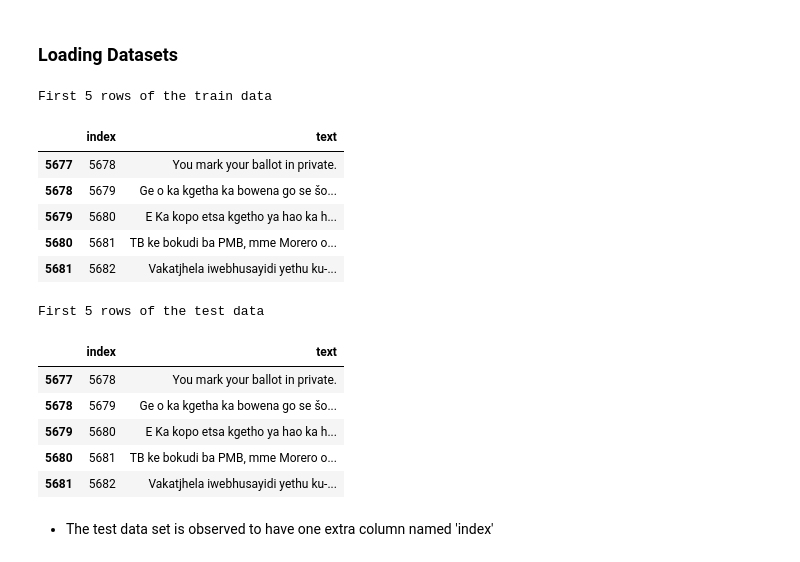
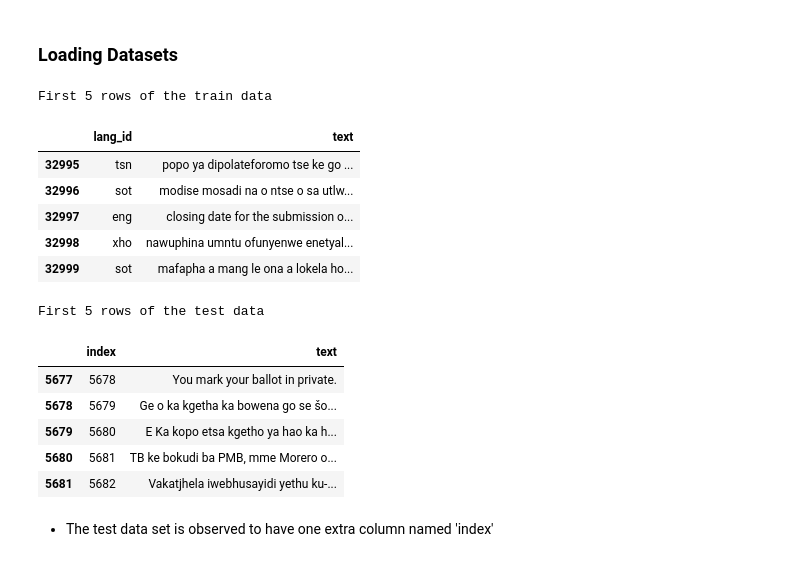
Before and after one commit to MichaelOmosebi/South-African-Language-Identification, a Jupyter notebook: Notebook1.ipynb, the cells around one changed output. Cells and saved outputs as stored; diff of their text form; code cells hidden in the pictures.

```diff
--- a/Notebook1.ipynb
+++ b/Notebook1.ipynb
@@ -77,24 +77,22 @@ from sklearn.ensemble import RandomForestClassifier, AdaBoostClassifier
 # %%
 #Loading the csv files to dataframe
 train_df = pd.read_csv('train_set.csv')
 test_df = pd.read_csv('test_set.csv')
 
 #Viewing a slice of the datframe
 print("First 5 rows of the train data")
-display(test_df.tail())
-
-print("\n\n")
+display(train_df.tail())
 
 print('First 5 rows of the test data')
 display(test_df.tail())
 # %% [output]
 First 5 rows of the train data
-|  | index | text |
-| 5677 | 5678 | You mark your ballot in private. |
-| 5678 | 5679 | Ge o ka kgetha ka bowena go se šo... |
-| 5679 | 5680 | E Ka kopo etsa kgetho ya hao ka h... |
-| 5680 | 5681 | TB ke bokudi ba PMB, mme Morero o... |
-| 5681 | 5682 | Vakatjhela iwebhusayidi yethu ku-... |
+|  | lang_id | text |
+| 32995 | tsn | popo ya dipolateforomo tse ke go ... |
+| 32996 | sot | modise mosadi na o ntse o sa utlw... |
+| 32997 | eng | closing date for the submission o... |
+| 32998 | xho | nawuphina umntu ofunyenwe enetyal... |
+| 32999 | sot | mafapha a mang le ona a lokela ho... |
 First 5 rows of the test data
 |  | index | text |
 | 5677 | 5678 | You mark your ballot in private. |
```
Also changed, not shown: parts of 5 cells of this notebook.
